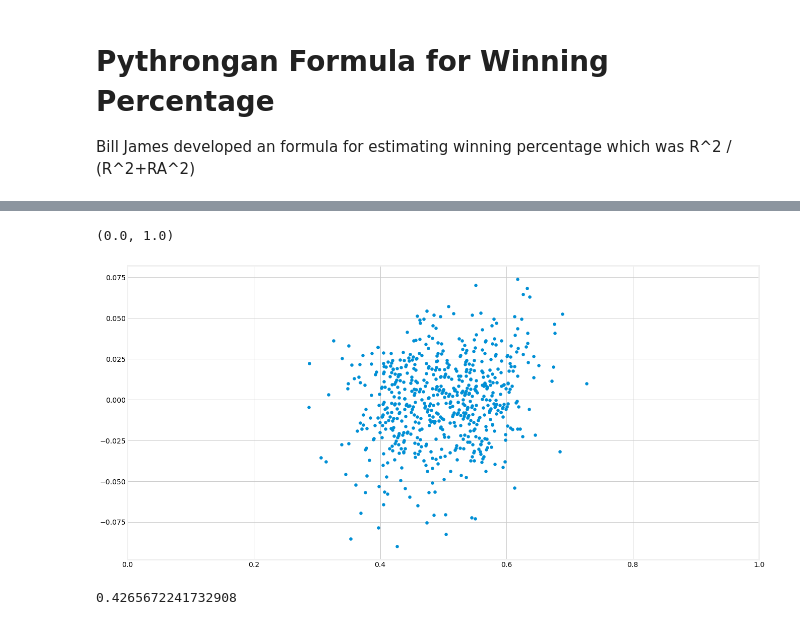
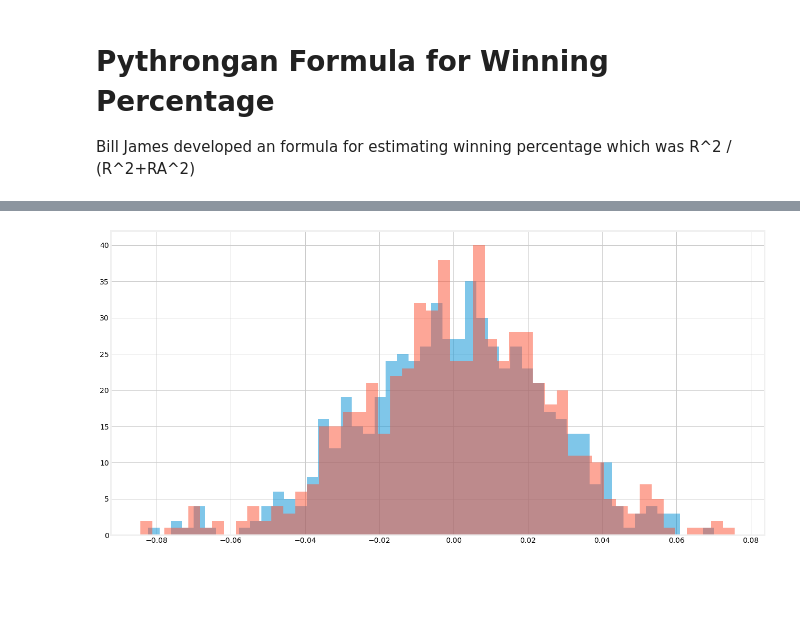
Before and after one commit to mattstonkus/Analyzing_Baseball_Data_Python, a Jupyter notebook: Runs and Wins.ipynb, the cells around one changed output, grey strips where cells are left out. Saved outputs shown, nothing was run; the diff lists cells and outputs as text; code cells hidden in the pictures; blank space fills up the shorter version.

```diff
--- a/Runs and Wins.ipynb
+++ b/Runs and Wins.ipynb
@@ -27,7 +28,7 @@ We will use the Lahman dataset and only look at the relationship between runs an
 The next thing we need to do is calculate the Win Percentage (Wins divided by Games Played). We then calculate the average runs score and allowed per game.
 # %%
 teams_df = gd.make_df("Teams")
-teams_df = teams_df[teams_df['yearID'] >= 2000]
+teams_df = teams_df[(teams_df['yearID'] >= 2000) & (teams_df['yearID'] < 2020)]
 teams_df['Win Percentage'] = teams_df['W']/teams_df['G']
 teams_df['Runs Per Game'] = teams_df['R']/teams_df['G']
 teams_df['Runs Allowed Per Game'] = teams_df['RA']/teams_df['G']
@@ -91,11 +92,13 @@ Notes:
 [1] Standard Errors assume that the covariance matrix of the errors is correctly specified.
 # %%
 prediction = full_model.predict(teams_df[['Runs Per Game','Runs Allowed Per Game','Intercept']])
-res = prediction - teams_df['Win Percentage']
+teams_df['OLS Win Prediction'] = teams_df['G'] * prediction
+teams_df['OLS Residual'] = prediction - teams_df['Win Percentage']
 plt.style.use('fivethirtyeight')
 fig, ax = plt.subplots(figsize= (20,10))
 fig.patch.set_facecolor('white')
-ax.scatter(prediction, res)
+#ax.scatter(prediction, res)
+ax.hist(teams_df['OLS Residual'], alpha = 0.5, bins=50)
 ax.set_facecolor('white')
 #ax.set_xlim(0,100)
 #ax.set_ylim(-20,20)
@@ -153,11 +164,15 @@ dtype: float64
 Like before the fitted result shows no relationship with the residuals which is a good thing, as well there is a minor decrease in the SSR which indicates this model is a tiny bit better.
 # %%
 prediction = logit_model.predict(X)
-res = prediction - y
+#res = prediction - teams_df['Win Percentage']
+teams_df['Logit Win Prediction'] = teams_df['G'] * prediction
+teams_df['Logit Residual'] = prediction - teams_df['Win Percentage']
 plt.style.use('fivethirtyeight')
 fig, ax = plt.subplots(figsize= (20,10))
 fig.patch.set_facecolor('white')
-ax.scatter(prediction, res)
+#ax.scatter(prediction, res)
+ax.hist(teams_df['OLS Residual'], alpha = 0.5, bins=50)
+ax.hist(teams_df['Logit Residual'], alpha = 0.5, bins=50)
 ax.set_facecolor('white')
 #ax.set_xlim(0,100)
 #ax.set_ylim(-20,20)
@@ -172,8 +201,4 @@ sum(res**2)
 
 Bill James developed an formula for estimating winning percentage which was R^2 / (R^2+RA^2)
 # %%
-import numpy as np
-teams_df = teams_df[teams_df['yearID'] >=1970]
-y = teams_df['Win Percentage']
-teams_df['bill_james'] = teams_df['R']**2/(teams_df['R']**2 + teams_df['RA']**2)
-X = teams_df['bill_james']
+prediction = teams_df['R']**2/(teams_df['R']**2 + teams_df['RA']**2)
@@ -201,16 +205,15 @@ Notes:
 # %%
-prediction = bill_james_model.predict(X)
-res = prediction - y
+prediction = teams_df['R']**2/(teams_df['R']**2 + teams_df['RA']**2)
+teams_df['Pythagorean Win Prediction'] = teams_df['G'] * prediction
+teams_df['Pythagorean Residual'] = prediction - teams_df['Win Percentage']
 plt.style.use('fivethirtyeight')
 fig, ax = plt.subplots(figsize= (20,10))
 fig.patch.set_facecolor('white')
-ax.scatter(prediction, res)
+#ax.scatter(prediction, res)
+ax.hist(teams_df['Logit Residual'], alpha = 0.5, bins=50, label='Logit Residuals')
+ax.hist(teams_df['Pythagorean Residual'], alpha = 0.5, bins=50,  label='Pythagorean Residuals')
 ax.set_facecolor('white')
-ax.set_xlim(0,1)
+#ax.set_xlim(0,100)
+#ax.set_ylim(-20,20)
 # %% [output]
-(0.0, 1.0)
-[figure, old version]
+[figure, new version]
-# %%
-sum(res**2)
-# %% [output]
-0.4265672241732908
```
Also changed, not shown: parts of 22 cells of this notebook.
